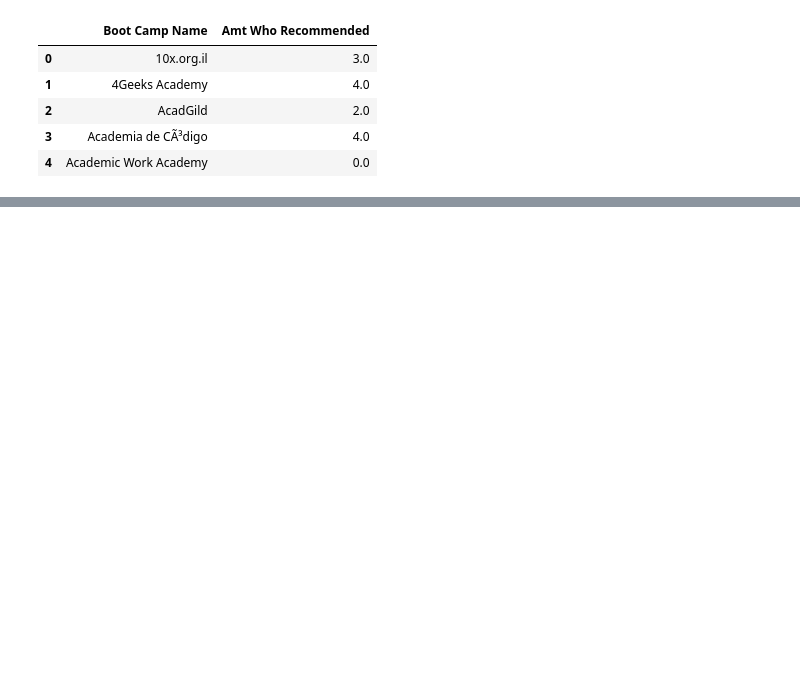
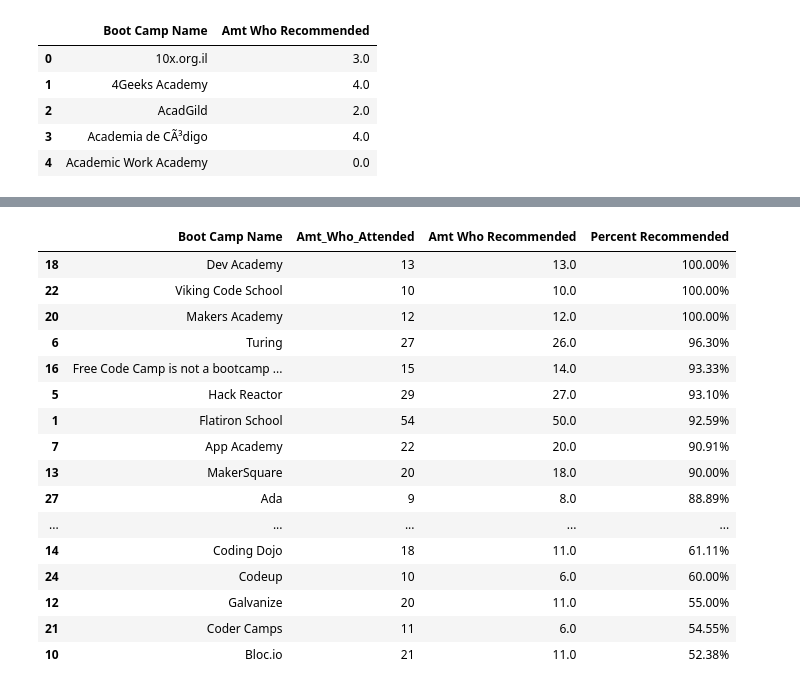
Before and after one commit to zachtspahr/z_spahr_gw_hw, a Jupyter notebook: Pandas HW Week 4/Part 1/Mini Project B/more_data_clean_up-Copy1.ipynb, the cells around one changed output, grey strips where cells are left out. Saved outputs shown, nothing was run; the diff lists cells and outputs as text; code cells hidden in the pictures; blank space fills up the shorter version.

```diff
--- a/more_data_clean_up-Copy1.ipynb
+++ b/Pandas HW Week 4/Part 1/Mini Project B/more_data_clean_up-Copy1.ipynb
@@ -158,2 +158,24 @@ merge_table
+# %%
+# Make the formatting prettier
+merge_table["Percent Recommended"] = merge_table["Percent Recommended"].map("{0:,.2f}%".format)
+merge_table
+# %% [output]
+|  | Boot Camp Name | Amt_Who_Attended | Amt Who Recommended | Percent Recommended |
+| 18 | Dev Academy | 13 | 13.0 | 100.00% |
+| 22 | Viking Code School | 10 | 10.0 | 100.00% |
+| 20 | Makers Academy | 12 | 12.0 | 100.00% |
+| 6 | Turing | 27 | 26.0 | 96.30% |
+| 16 | Free Code Camp is not a bootcamp ... | 15 | 14.0 | 93.33% |
+| 5 | Hack Reactor | 29 | 27.0 | 93.10% |
+| 1 | Flatiron School | 54 | 50.0 | 92.59% |
+| 7 | App Academy | 22 | 20.0 | 90.91% |
+| 13 | MakerSquare | 20 | 18.0 | 90.00% |
+| 27 | Ada | 9 | 8.0 | 88.89% |
+| ... | ... | ... | ... | ... |
+| 14 | Coding Dojo | 18 | 11.0 | 61.11% |
+| 24 | Codeup | 10 | 6.0 | 60.00% |
+| 12 | Galvanize | 20 | 11.0 | 55.00% |
+| 21 | Coder Camps | 11 | 6.0 | 54.55% |
+| 10 | Bloc.io | 21 | 11.0 | 52.38% |
 # %%
 # Export to excel and remove index
```
Also changed, not shown: parts of 4 cells of this notebook, 17 other files.
